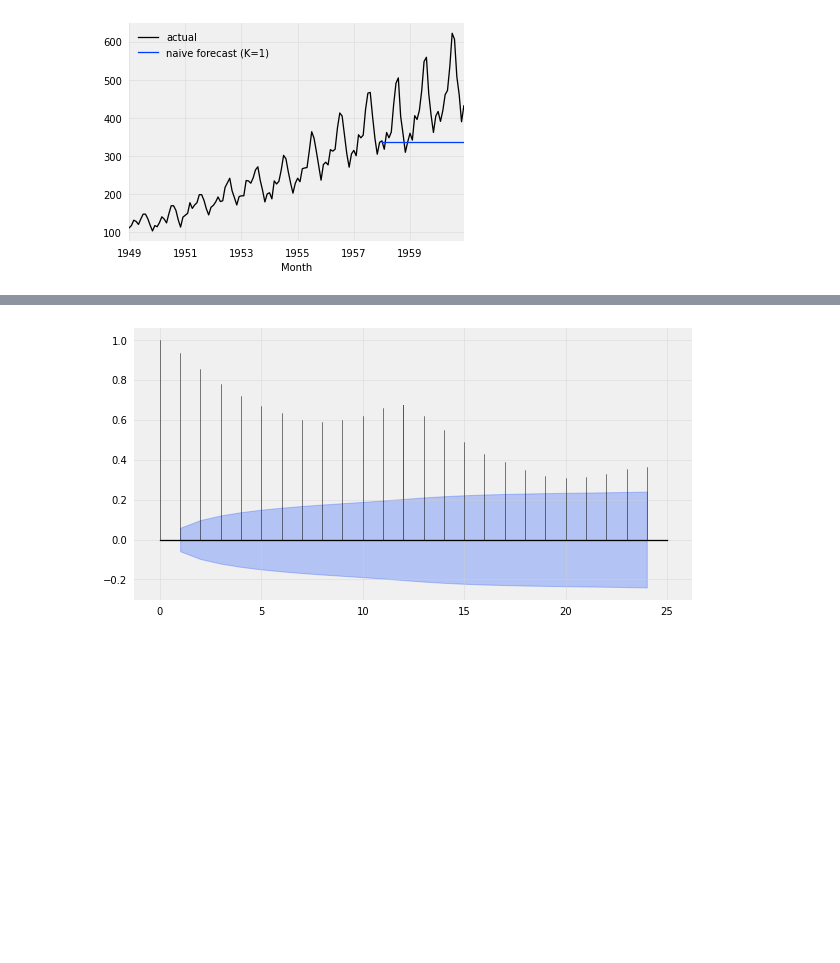
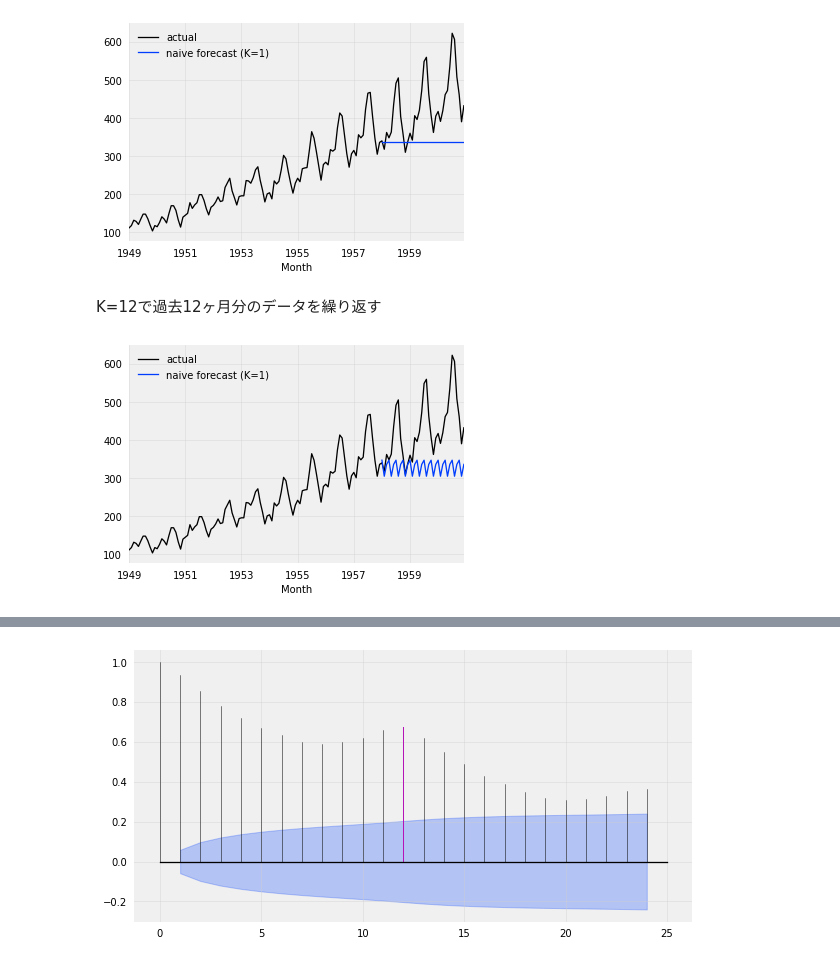
Before and after one commit to cyamax/time_series_forecast_lab, a Jupyter notebook: Darts.ipynb, the cells around one changed output, grey strips where cells are left out. Saved outputs shown, nothing was run; the diff lists cells and outputs as text; code cells hidden in the pictures; blank space fills up the shorter version.

```diff
--- a/Darts.ipynb
+++ b/Darts.ipynb
@@ -93,3 +103,15 @@ naive_forecast.plot(label='naive forecast (K=1)')
 plt.legend();
 # %% [output]
 [figure]
+# %% [markdown]
+K=12で過去12ヶ月分のデータを繰り返す
+# %%
+naive_model = NaiveSeasonal(K=3)
+naive_model.fit(train)
+naive_forecast = naive_model.predict(36)
+
+series.plot(label='actual')
+naive_forecast.plot(label='naive forecast (K=1)')
+plt.legend();
+# %% [output]
+[figure, added]
```
Also changed, not shown: parts of 12 cells of this notebook.
